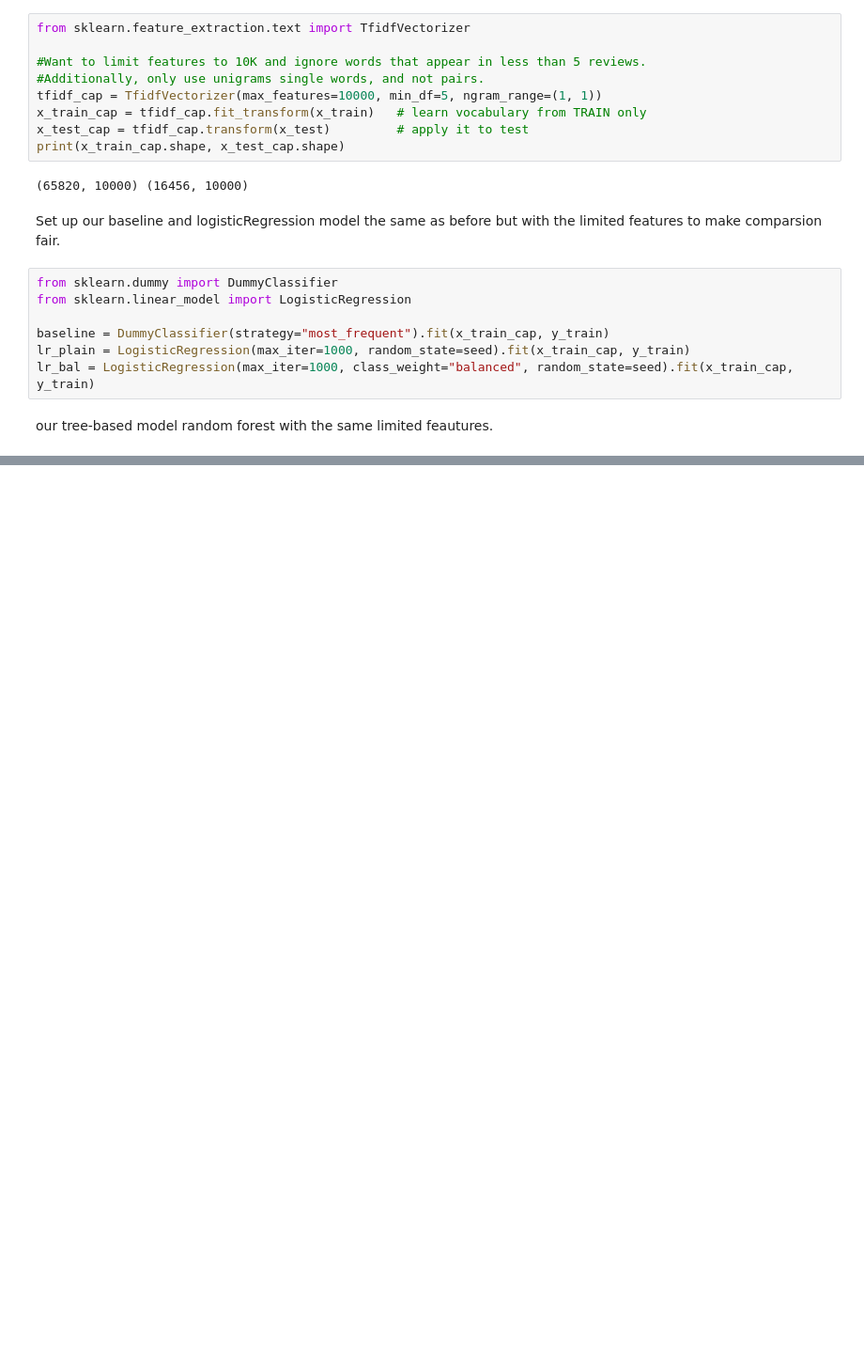
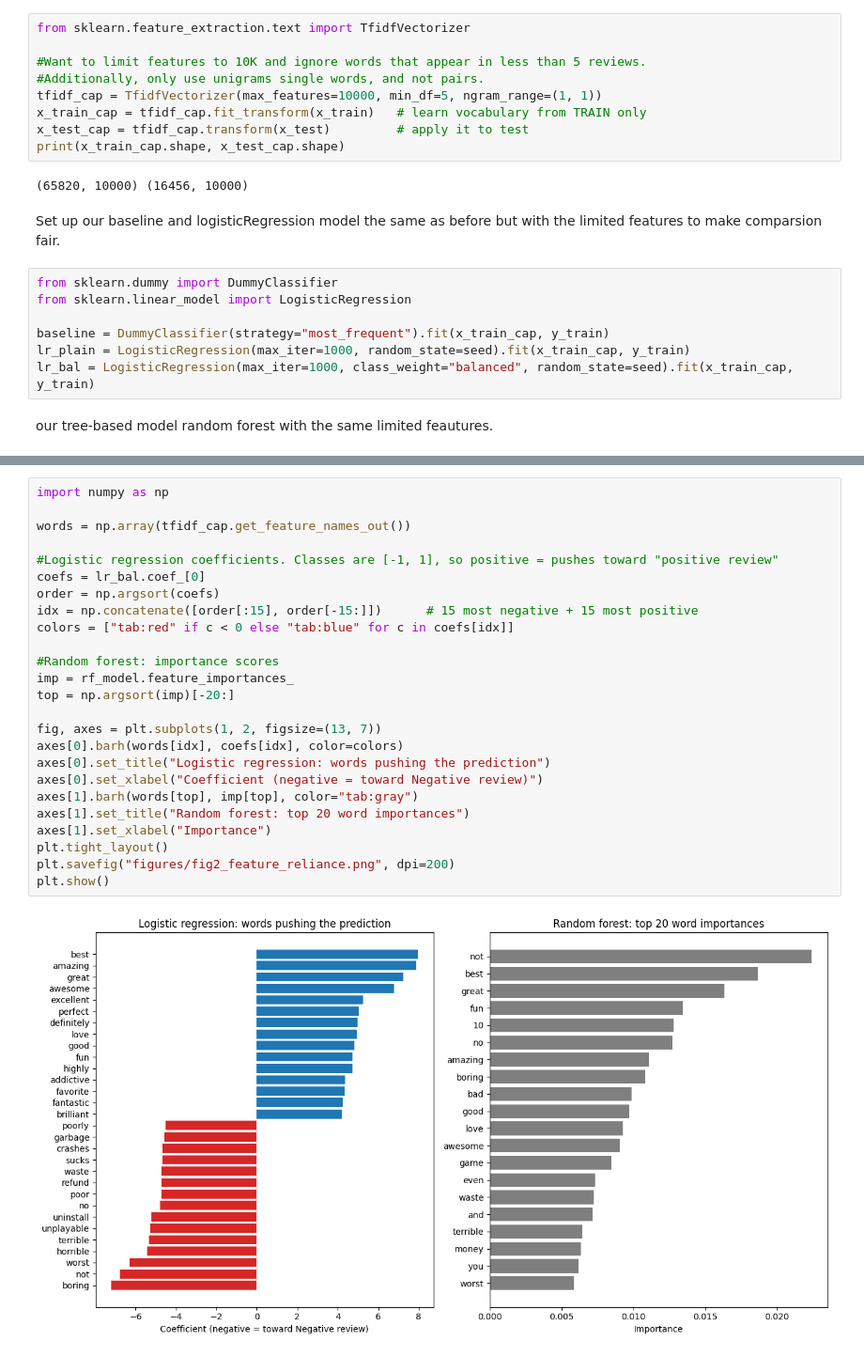
Before and after one commit to aramisHernandez1/CSC571-Report2, a Jupyter notebook: Main.ipynb, the cells around one changed output, grey strips where cells are left out. Shown at 94% size. Saved outputs shown, nothing was run; the diff lists cells and outputs as text; blank space fills up the shorter version.

```diff
--- a/Main.ipynb
+++ b/Main.ipynb
@@ -258,0 +339,27 @@ rf_model.fit(x_train_cap, y_train)
+# %%
+import numpy as np
+
+words = np.array(tfidf_cap.get_feature_names_out())
+
+#Logistic regression coefficients. Classes are [-1, 1], so positive = pushes toward "positive review"
+coefs = lr_bal.coef_[0]
+order = np.argsort(coefs)
+idx = np.concatenate([order[:15], order[-15:]])      # 15 most negative + 15 most positive
+colors = ["tab:red" if c < 0 else "tab:blue" for c in coefs[idx]]
+
+#Random forest: importance scores
+imp = rf_model.feature_importances_
+top = np.argsort(imp)[-20:]
+
+fig, axes = plt.subplots(1, 2, figsize=(13, 7))
+axes[0].barh(words[idx], coefs[idx], color=colors)
+axes[0].set_title("Logistic regression: words pushing the prediction")
+axes[0].set_xlabel("Coefficient (negative = toward Negative review)")
+axes[1].barh(words[top], imp[top], color="tab:gray")
+axes[1].set_title("Random forest: top 20 word importances")
+axes[1].set_xlabel("Importance")
+plt.tight_layout()
+plt.savefig("figures/fig2_feature_reliance.png", dpi=200)
+plt.show()
+# %% [output]
+[figure, added]
```
Also changed, not shown: parts of 14 cells of this notebook, 2 other files.
